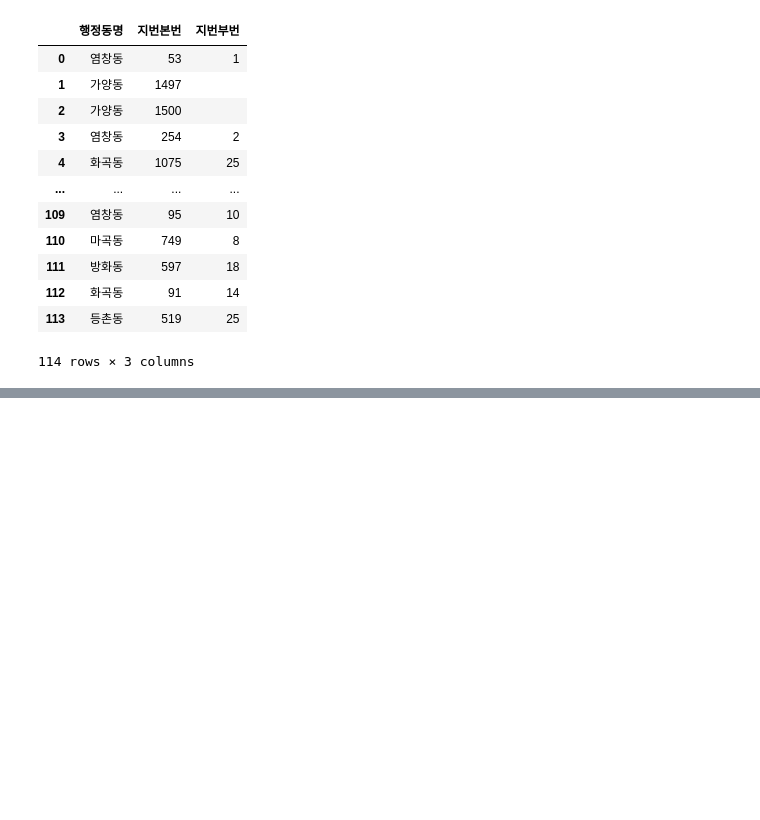
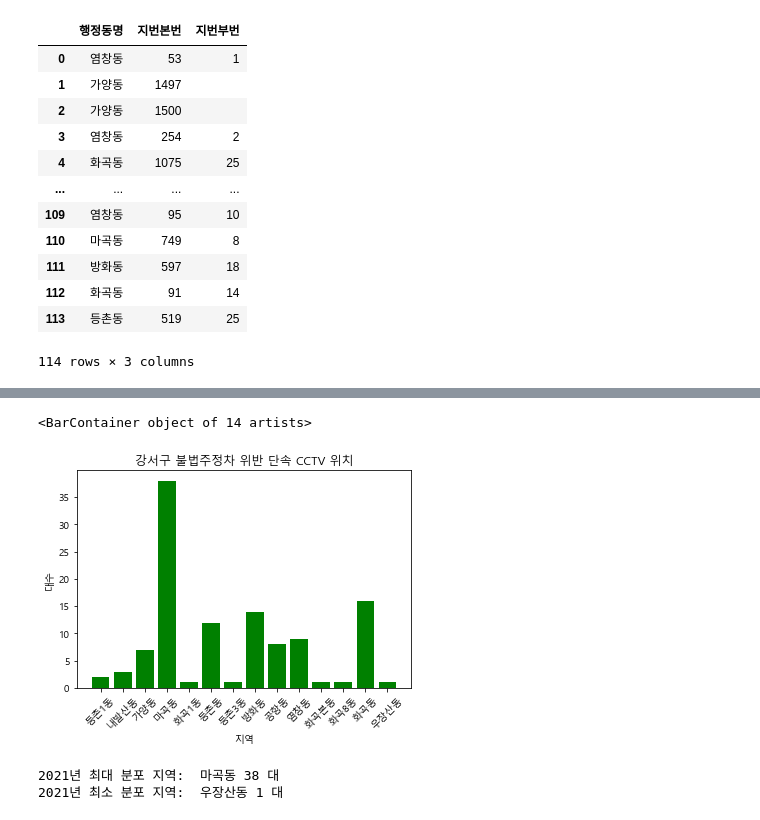
Before and after one commit to davin0130/davin0130, a Jupyter notebook: TeamProject/2023_공모전/강서구 빅데이터 불법주정차 데이터.ipynb, the cells around one changed output, grey strips where cells are left out. Cells and saved outputs as stored; diff of their text form; code cells hidden in the pictures; blank space fills up the shorter version.

```diff
--- a/TeamProject/2023_공모전/강서구 빅데이터 불법주정차 데이터.ipynb
+++ b/TeamProject/2023_공모전/강서구 빅데이터 불법주정차 데이터.ipynb
@@ -432,0 +510,12 @@ base_gs_df[['도로명','우편번호','행정동명', '지번본번', '지번
+# %%
+ill_place[['상세주소1']]
+ill_place_etc = []
+for i in range(len(ill_df)):
+    if ' ' in ill_df['단속장소'][i]:
+        ill_place.append(len(ill_df['단속장소'][i].split(' ')))
+    else:
+        if '로' in ill_df['단속장소'][i]:
+            ill_place.append(len(ill_df['단속장소'][i].split('로')))
+        else:
+            ill_place_etc.append(ill_df['단속장소'][i])
+ill_place
@@ -472,0 +576,7 @@ Name: 행정동 요약, Length: 22420, dtype: object
+# %%
+hangjung = list(set(ill_cctv_df['행정동명']))
+hangjung_sum = {}
+for i in range(len(hangjung)):
+    hangjung_sum[hangjung[i]] = len(ill_cctv_df.loc[ill_cctv_df['행정동명'] == hangjung[i]])
+# len(ill_cctv_df.loc[ill_cctv_df['행정동명'] == '가양동'])
+hangjung_sum
@@ -472,0 +598,16 @@ Name: 행정동 요약, Length: 22420, dtype: object
+# %%
+plt.title('강서구 불법주정차 위반 단속 CCTV 위치')
+plt.xlabel('지역')
+plt.ylabel('대수')
+plt.xticks(rotation=45)
+plt.bar(hangjung_sum.keys(),hangjung_sum.values(), color='green')
+# %% [output]
+<BarContainer object of 14 artists>
+[figure, added]
+# %%
+hangjung_rev= dict(map(reversed,hangjung_sum.items()))
+print("2021년 최대 분포 지역: ", hangjung_rev[max(hangjung_sum.values())], max(hangjung_sum.values()),'대')
+print("2021년 최소 분포 지역: ", hangjung_rev[min(hangjung_sum.values())], min(hangjung_sum.values()),'대')
+# %% [output]
+2021년 최대 분포 지역:  마곡동 38 대
+2021년 최소 분포 지역:  우장산동 1 대
```
Also changed, not shown: parts of 15 cells of this notebook, 1 other file.
